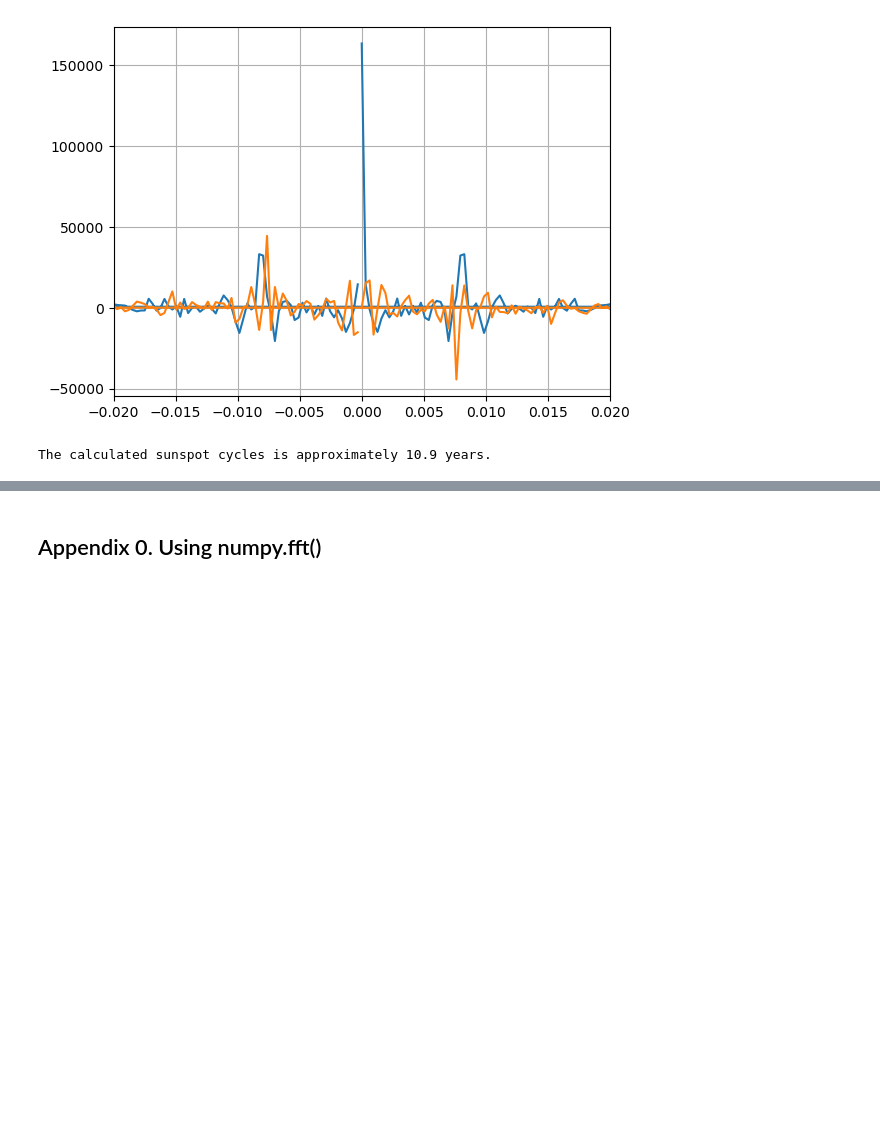
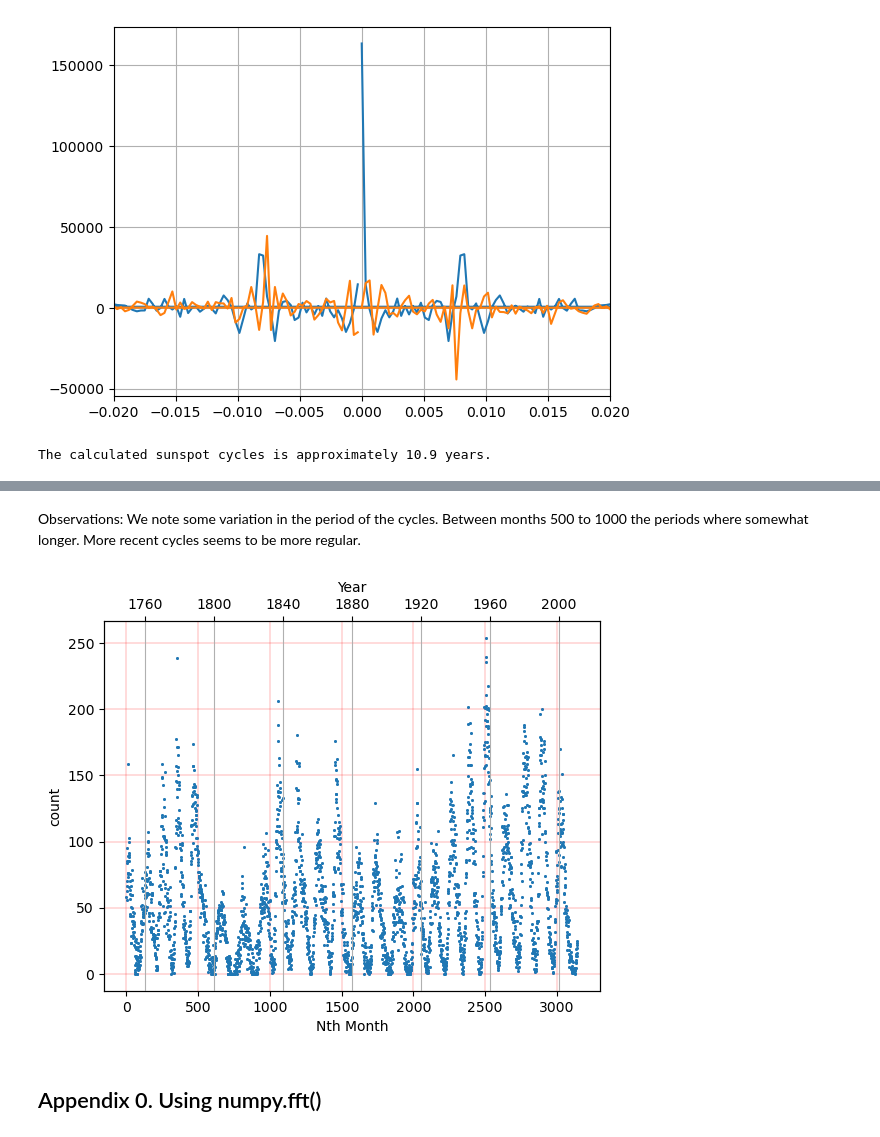
Before and after one commit to fractalclockwork/ComputationalPhysics, a Jupyter notebook: sunspots.ipynb, the cells around one changed output, grey strips where cells are left out. Cells and saved outputs as stored; diff of their text form; code cells hidden in the pictures; blank space fills up the shorter version.

```diff
--- a/sunspots.ipynb
+++ b/sunspots.ipynb
@@ -212,0 +235,25 @@ The calculated sunspot cycles is approximately 10.9 years.
+# %% [markdown]
+Observations:
+We note some variation in the period of the cycles. Between months 500 to 1000 the periods where somewhat longer.  More recent cycles seems to be more regular.
+# %%
+# Create a figure and axis
+fig, ax1= plt.subplots()
+
+# Plot the data using the index on the x-axis
+df.plot(kind='scatter', x='month', y='count', ax=ax1, legend=False, s=1)
+ax1.set_xlabel('Nth Month')
+plt.grid(color='r', linestyle='-', linewidth=.2) # multiple grid might be confusing but helps to relate the two scales.
+
+# Create a second x-axis that shares the same y-axis
+ax2 = ax1.twiny()
+
+# Plot the data using the Date on the new x-axis
+df.plot(kind='scatter', x='date', y='count', ax=ax2, legend=False, s=1)
+ax2.set_xlabel('Year')
+
+# Hide the first x-axis
+#ax1.xaxis.set_visible(False)
+plt.grid()
+plt.show()
+# %% [output]
+[figure, added]
```
Also changed, not shown: parts of 9 cells of this notebook, 1 other file.
